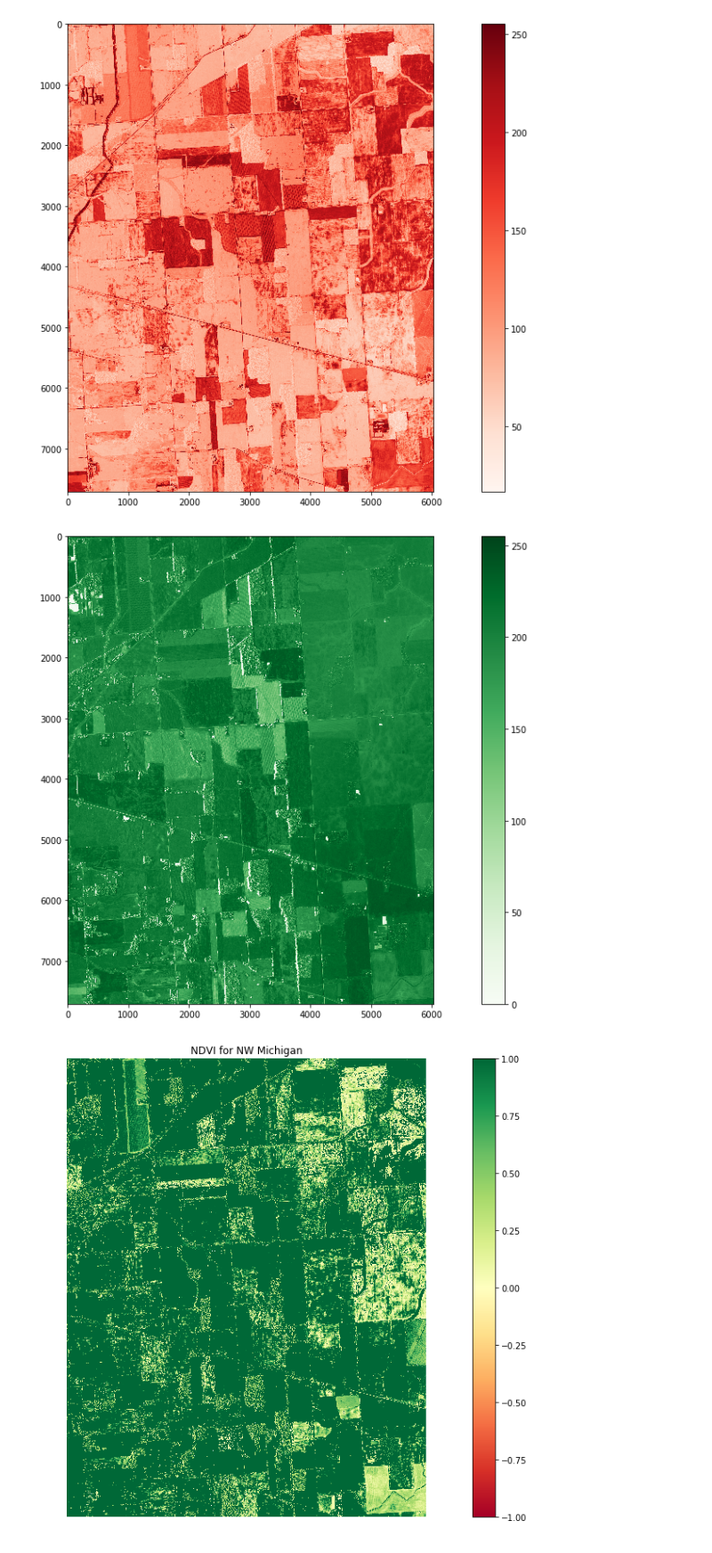
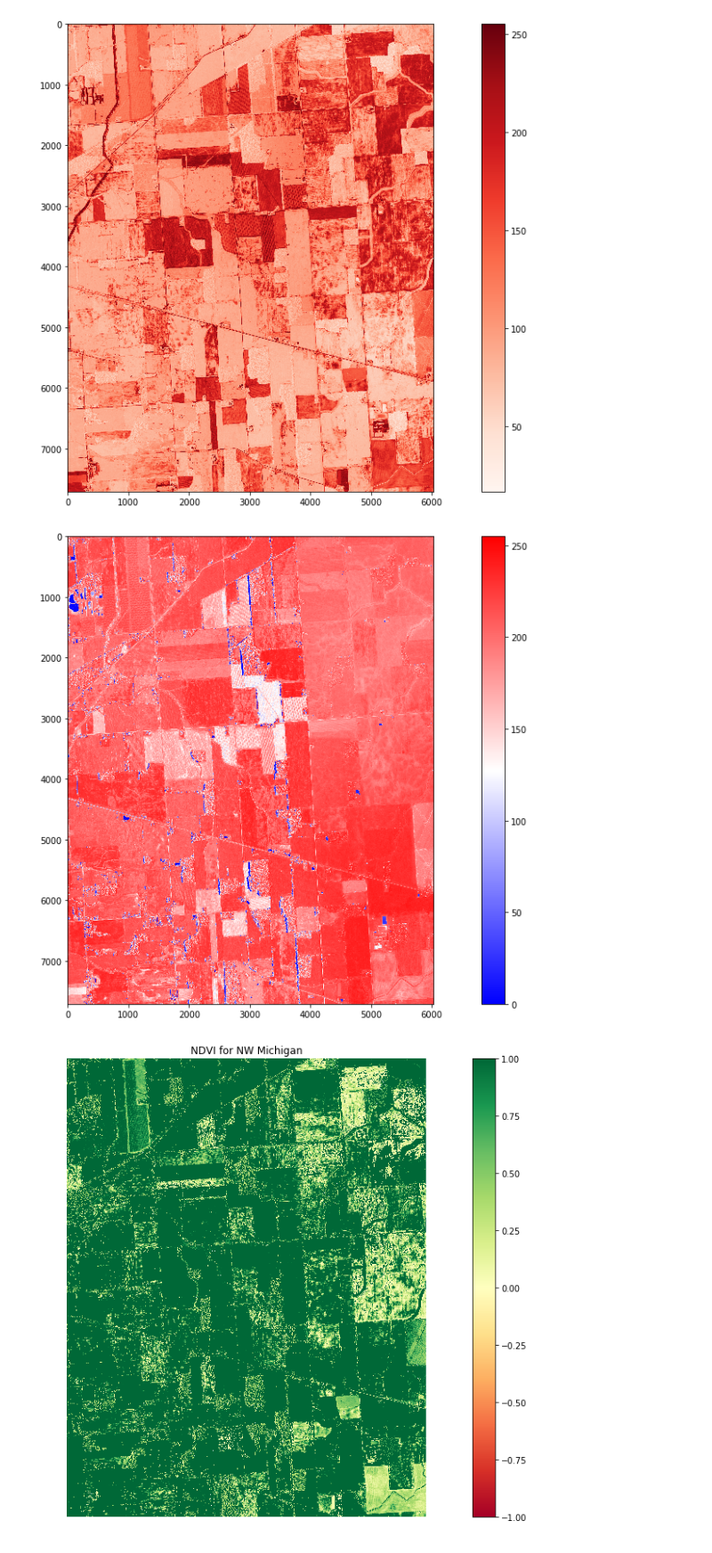
Before and after one commit to mlgal24/NAIP-multispectral-imagery, a Jupyter notebook: ndvifromnaipag.ipynb, the cells around one changed output. Shown at 89% size. Saved outputs shown, nothing was run; the diff lists cells and outputs as text; code cells hidden in the pictures.

```diff
--- a/ndvifromnaipag.ipynb
+++ b/ndvifromnaipag.ipynb
@@ -107,14 +75,14 @@ plt.show()
 # %%
 #nir band
 
 nir=naip_raster1[3]
 fig, ax = plt.subplots(figsize=(20,10))
 fig=plt.imshow(nir)
-fig.set_cmap('Greens')
+fig.set_cmap('bwr')
 plt.colorbar()
 plt.show()
 # %% [output]
-[figure, old version]
+[figure, new version]
 # %%
 #NDVI calculation: (nir-r)/(nir+r)
 ndvi_naip_lmi = (naip_raster1[3] - naip_raster1[0]) / (naip_raster1[3] + naip_raster1[0])
```
Also changed, not shown: parts of 6 cells of this notebook.
